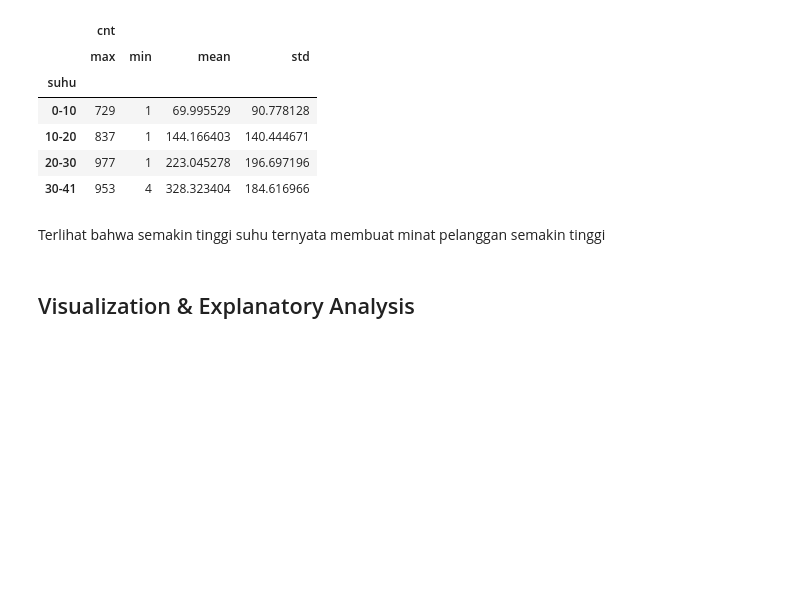
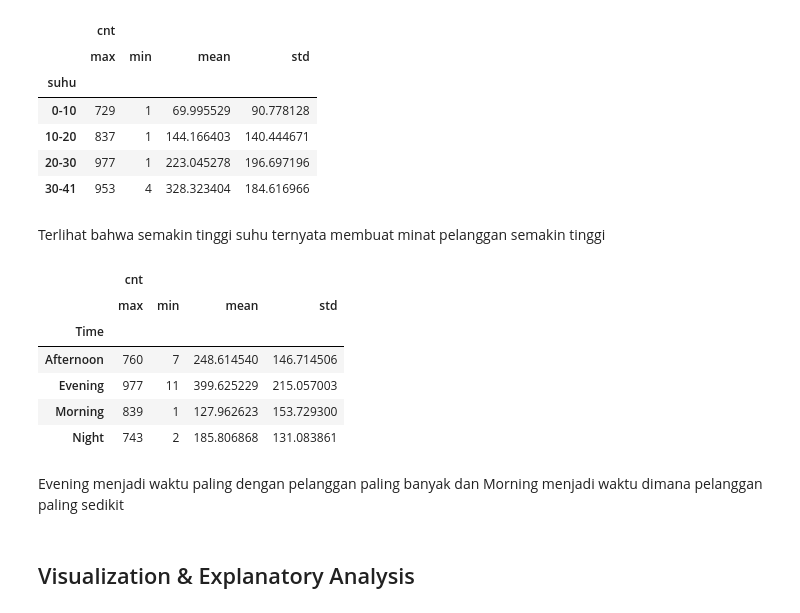
Before and after one commit to BintangGod/bintangnew, a Jupyter notebook: Proyek_Analisis_Data.ipynb, the cells around one changed output. Cells and saved outputs as stored; diff of their text form; code cells hidden in the pictures; blank space fills up the shorter version.

```diff
--- a/Proyek_Analisis_Data.ipynb
+++ b/Proyek_Analisis_Data.ipynb
@@ -297,6 +297,19 @@ hour_df.groupby(by="suhu").agg({"cnt": ["max", "min", "mean", "std"]})
 | 30-41 | 953 | 4 | 328.323404 | 184.616966 |
 # %% [markdown]
 Terlihat bahwa semakin tinggi suhu ternyata membuat minat pelanggan semakin tinggi
+# %%
+hour_df["Time"] = hour_df.hr.apply(lambda x: "Morning" if x >= 0 and x <= 12 else ("Afternoon" if x > 12 and x <= 15 else("Evening" if x > 15 and x <= 18 else "Night")))
+hour_df.groupby(by="Time").agg({"cnt": ["max", "min", "mean", "std"]})
+# %% [output]
+|  | cnt |  |  |  |
+|  | max | min | mean | std |
+| Time |  |  |  |  |
+| Afternoon | 760 | 7 | 248.614540 | 146.714506 |
+| Evening | 977 | 11 | 399.625229 | 215.057003 |
+| Morning | 839 | 1 | 127.962623 | 153.729300 |
+| Night | 743 | 2 | 185.806868 | 131.083861 |
+# %% [markdown]
+Evening menjadi waktu paling dengan pelanggan paling banyak dan Morning menjadi waktu dimana pelanggan paling sedikit
 # %% [markdown]
 ## Visualization & Explanatory Analysis
 # %% [markdown]
```
Also changed, not shown: parts of 6 cells of this notebook, 1 other file.
